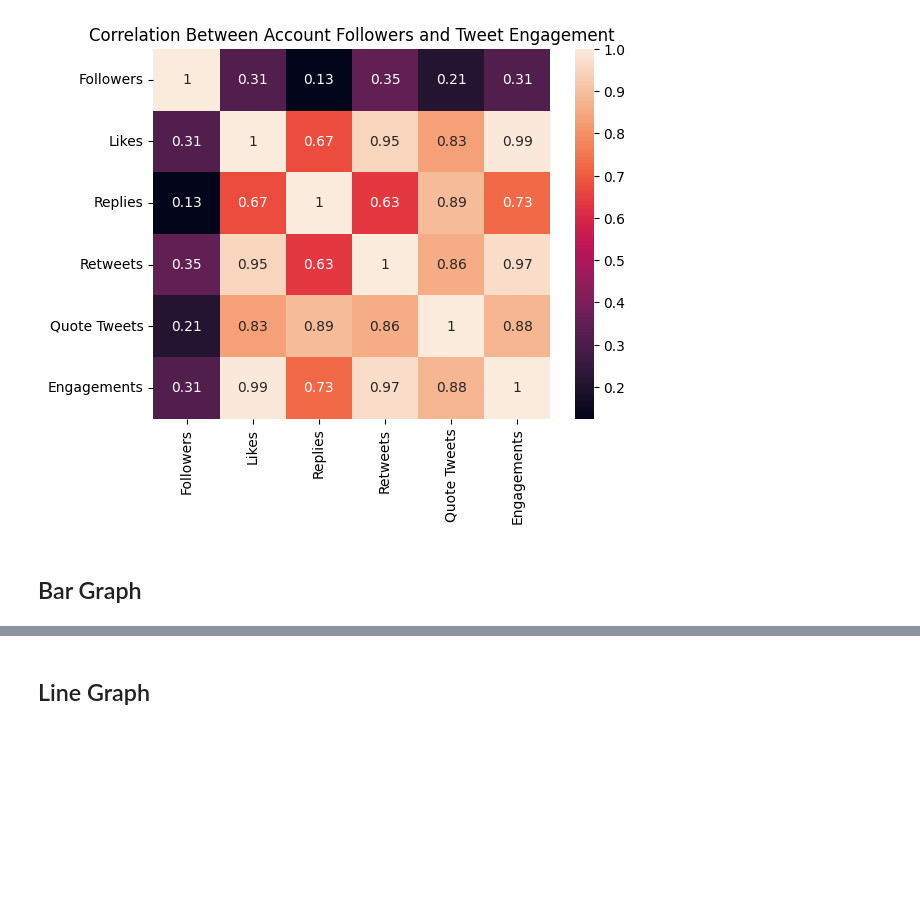
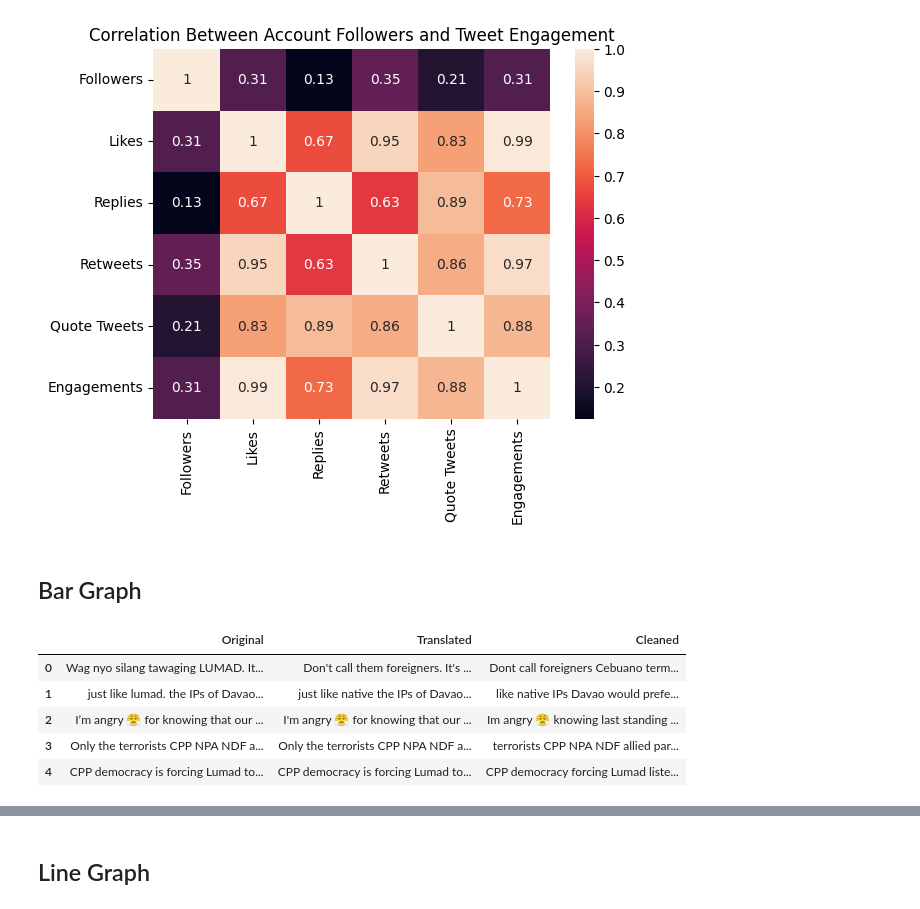
Before and after one commit to layadp/Red-Tagging-of-Lumad-Groups, a Jupyter notebook: code/Group16_DataExploration.ipynb, the cells around one changed output, grey strips where cells are left out. Saved outputs shown, nothing was run; the diff lists cells and outputs as text; code cells hidden in the pictures; blank space fills up the shorter version.

```diff
--- a/code/Group16_DataExploration.ipynb
+++ b/code/Group16_DataExploration.ipynb
@@ -184,4 +193,29 @@ plt.show()
 [figure]
 # %% [markdown]
 ## Bar Graph
+# %%
+# 1 Translate to English
+translator = Translator()
+df['Translated'] = df['Tweet'].apply(lambda x: translator.translate(x, src='tl', dest='en').text)
+
+# 2 Remove stop words and punctuation marks
+df['Cleaned'] = [t.translate(str.maketrans('', '', string.punctuation)) for t in df['Translated']]
+
+final_tweet=[]
+for text in df['Cleaned']:
+    words = word_tokenize(text)
+    filtered_words = [word for word in words if word.lower() not in stopwords.words('english')]
+    filtered_sentence = ' '.join(filtered_words)
+    final_tweet.append(filtered_sentence)
+
+df['Cleaned'] = final_tweet
+df_clean = pd.DataFrame({'Original': df['Tweet'], 'Translated': df['Translated'], 'Cleaned': df['Cleaned']})
+df_clean.head()
+# %% [output]
+|  | Original | Translated | Cleaned |
+| 0 | Wag nyo silang tawaging LUMAD. It... | Don't call them foreigners. It's ... | Dont call foreigners Cebuano term... |
+| 1 | just like lumad. the IPs of Davao... | just like native the IPs of Davao... | like native IPs Davao would prefe... |
+| 2 | I’m angry 😤 for knowing that our ... | I'm angry 😤 for knowing that our ... | Im angry 😤 knowing last standing ... |
+| 3 | Only the terrorists CPP NPA NDF a... | Only the terrorists CPP NPA NDF a... | terrorists CPP NPA NDF allied par... |
+| 4 | CPP democracy is forcing Lumad to... | CPP democracy is forcing Lumad to... | CPP democracy forcing Lumad liste... |
 # %%
```
Also changed, not shown: parts of 2 cells of this notebook.
